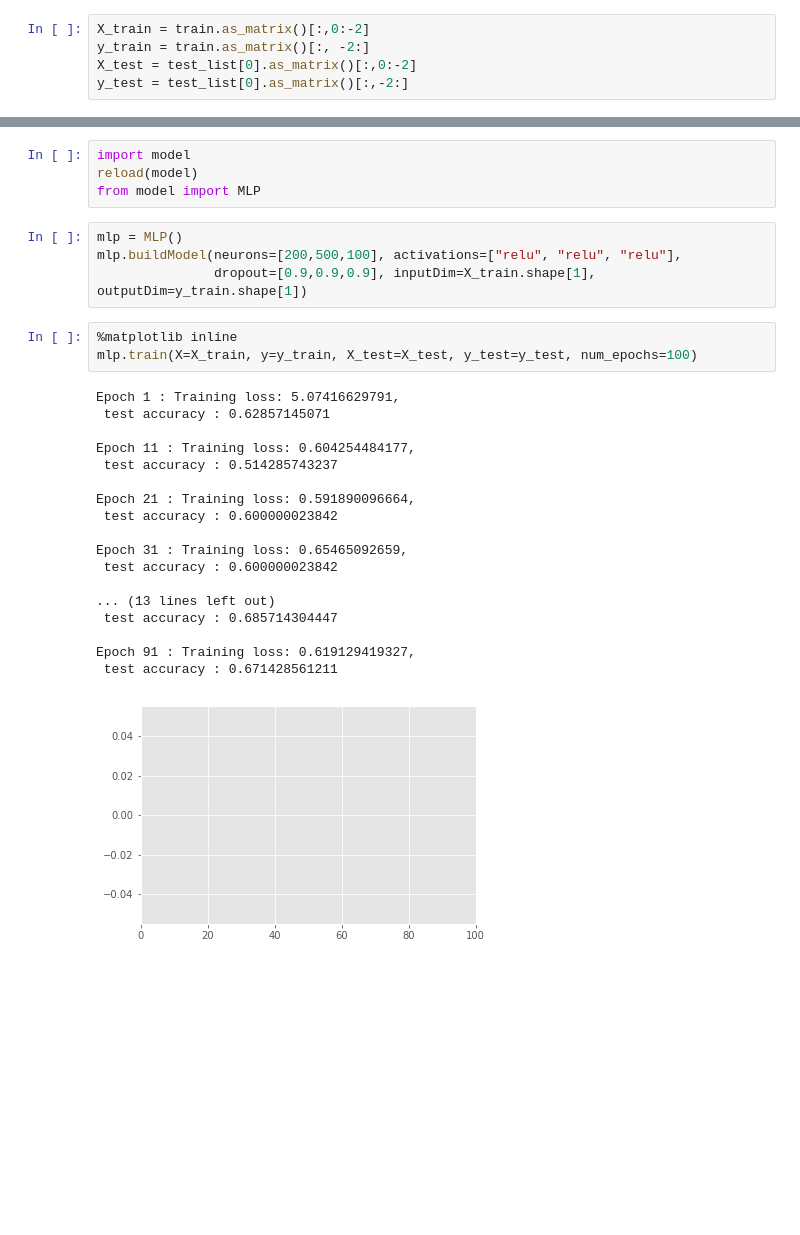
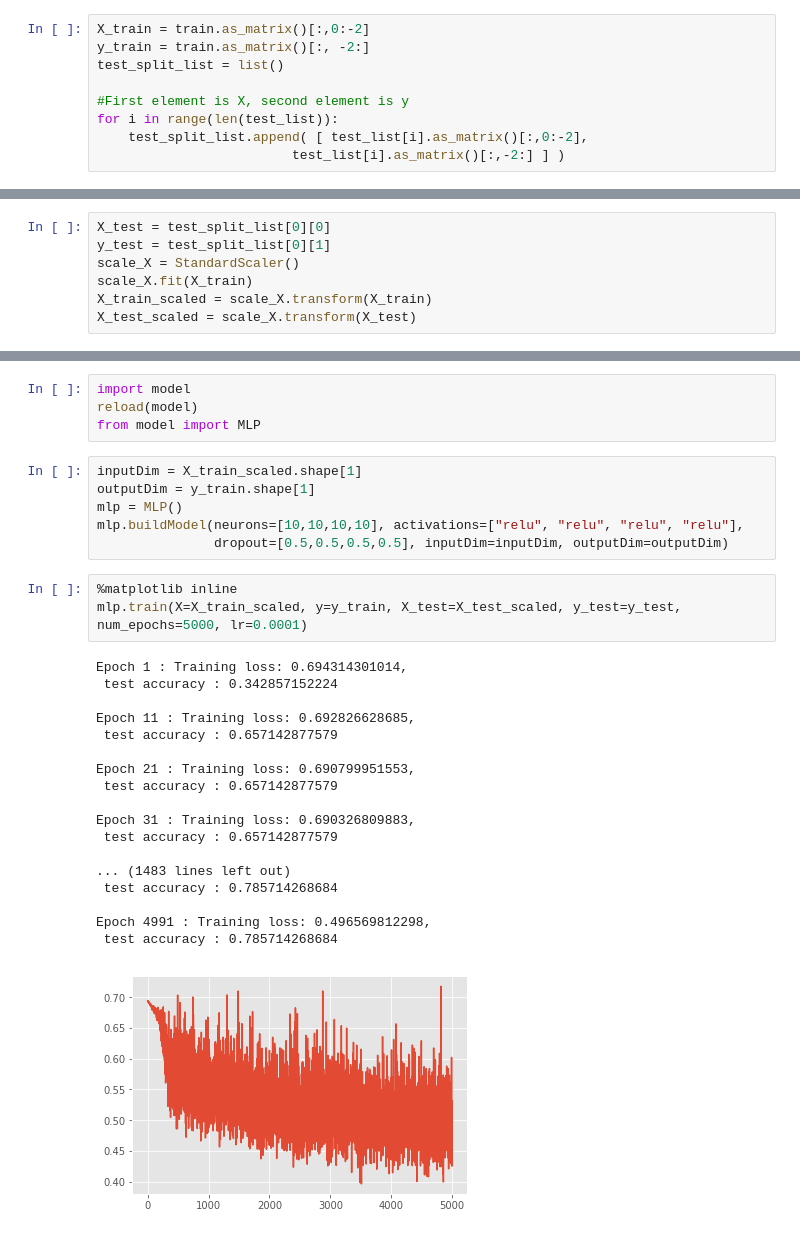
Before and after one commit to StanleyGan/NN_pima, a Jupyter notebook: main.ipynb, the cells around one changed output, grey strips where cells are left out. Saved outputs shown, nothing was run; the diff lists cells and outputs as text; blank space fills up the shorter version.

```diff
--- a/main.ipynb
+++ b/main.ipynb
@@ -33,5 +38,9 @@ for i in range(len(test_list)):
 # %%
 X_train = train.as_matrix()[:,0:-2]
 y_train = train.as_matrix()[:, -2:]
-X_test = test_list[0].as_matrix()[:,0:-2]
-y_test = test_list[0].as_matrix()[:,-2:]
+test_split_list = list()
+
+#First element is X, second element is y
+for i in range(len(test_list)):
+    test_split_list.append( [ test_list[i].as_matrix()[:,0:-2],
+                         test_list[i].as_matrix()[:,-2:] ] )
@@ -37,0 +49,7 @@ y_test = test_list[0].as_matrix()[:,-2:]
+# %%
+X_test = test_split_list[0][0]
+y_test = test_split_list[0][1]
+scale_X = StandardScaler()
+scale_X.fit(X_train)
+X_train_scaled = scale_X.transform(X_train)
+X_test_scaled = scale_X.transform(X_test)
@@ -39,29 +59,31 @@ y_test = test_list[0].as_matrix()[:,-2:]
 import model
 reload(model)
 from model import MLP
-# %%
-mlp = MLP()
-mlp.buildModel(neurons=[200,500,100], activations=["relu", "relu", "relu"],
-               dropout=[0.9,0.9,0.9], inputDim=X_train.shape[1], outputDim=y_train.shape[1])
+# %%
+inputDim = X_train_scaled.shape[1]
+outputDim = y_train.shape[1]
+mlp = MLP()
+mlp.buildModel(neurons=[10,10,10,10], activations=["relu", "relu", "relu", "relu"],
+               dropout=[0.5,0.5,0.5,0.5], inputDim=inputDim, outputDim=outputDim)
 # %%
 %matplotlib inline
-mlp.train(X=X_train, y=y_train, X_test=X_test, y_test=y_test, num_epochs=100)
+mlp.train(X=X_train_scaled, y=y_train, X_test=X_test_scaled, y_test=y_test, num_epochs=5000, lr=0.0001)
 # %% [output]
-Epoch 1 : Training loss: 5.07416629791,
- test accuracy : 0.62857145071
+Epoch 1 : Training loss: 0.694314301014,
+ test accuracy : 0.342857152224
 
-Epoch 11 : Training loss: 0.604254484177,
- test accuracy : 0.514285743237
+Epoch 11 : Training loss: 0.692826628685,
+ test accuracy : 0.657142877579
 
-Epoch 21 : Training loss: 0.591890096664,
- test accuracy : 0.600000023842
+Epoch 21 : Training loss: 0.690799951553,
+ test accuracy : 0.657142877579
 
-Epoch 31 : Training loss: 0.65465092659,
- test accuracy : 0.600000023842
+Epoch 31 : Training loss: 0.690326809883,
+ test accuracy : 0.657142877579
 
-... (13 lines left out)
- test accuracy : 0.685714304447
+... (1483 lines left out)
+ test accuracy : 0.785714268684
 
-Epoch 91 : Training loss: 0.619129419327,
- test accuracy : 0.671428561211
+Epoch 4991 : Training loss: 0.496569812298,
+ test accuracy : 0.785714268684
-[figure, old version]
+[figure, new version]
```
Also changed, not shown: parts of 11 cells of this notebook, 1 other file.
